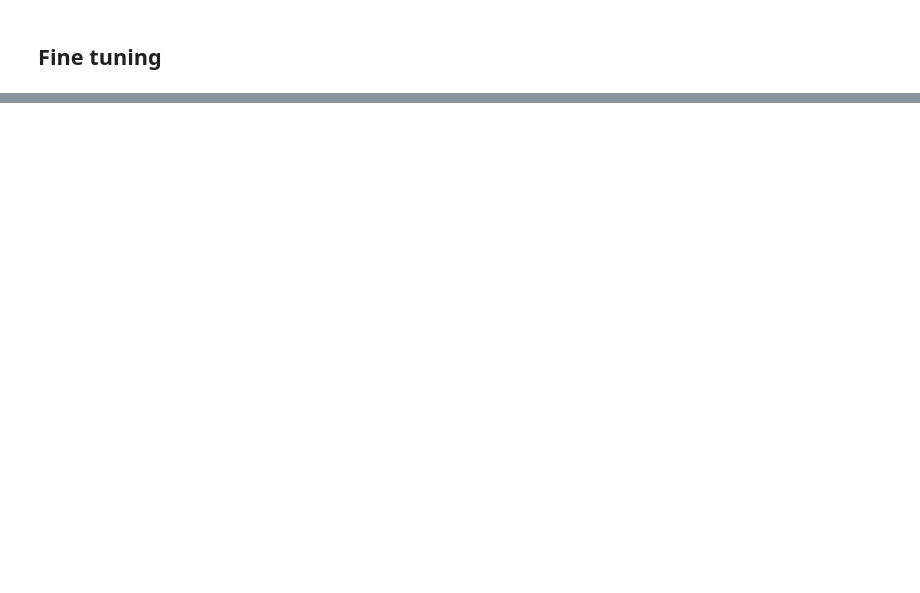
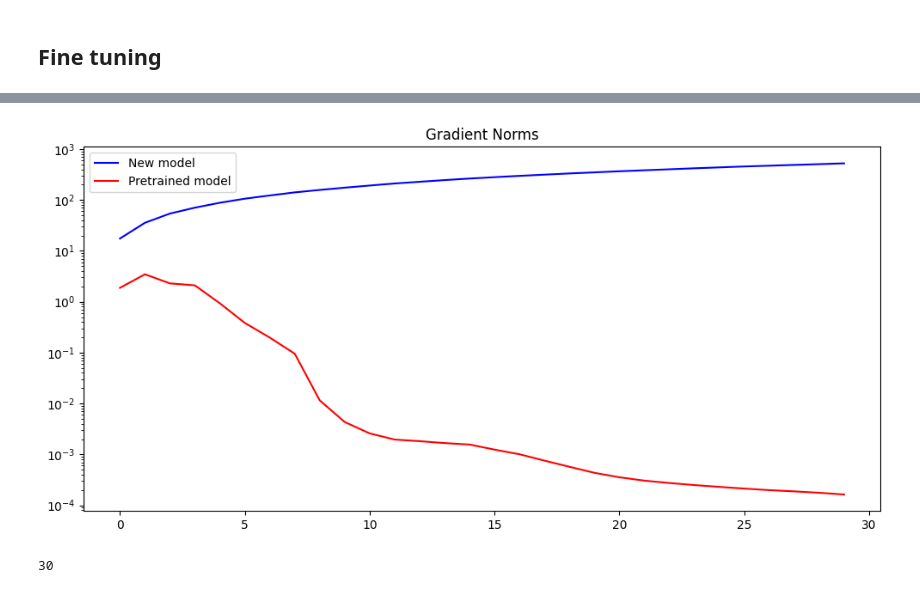
Before and after one commit to GabrielePintus/AdvancedDL-KernelMethods, a Jupyter notebook: Final Project/experiment.ipynb, the cells around one changed output, grey strips where cells are left out. Saved outputs shown, nothing was run; the diff lists cells and outputs as text; code cells hidden in the pictures; blank space fills up the shorter version.

```diff
--- a/Final Project/experiment.ipynb
+++ b/Final Project/experiment.ipynb
@@ -125,0 +181,18 @@ KeyboardInterrupt:
+# %%
+# Plot gradient norms
+fig, ax = plt.subplots(figsize=(10, 5))
+
+ax.plot(grad_norms_new, label="New model", color="blue")
+ax.plot(grad_norms_pretrained, label="Pretrained model", color="red")
+ax.set_title("Gradient Norms")
+ax.legend()
+ax.set_yscale("log")
+
+plt.tight_layout()
+plt.show()
+# %% [output]
+[figure, added]
+# %%
+len(weights_trajectory_new)
+# %% [output]
+30
```
Also changed, not shown: parts of 27 cells of this notebook, 5 other files.
